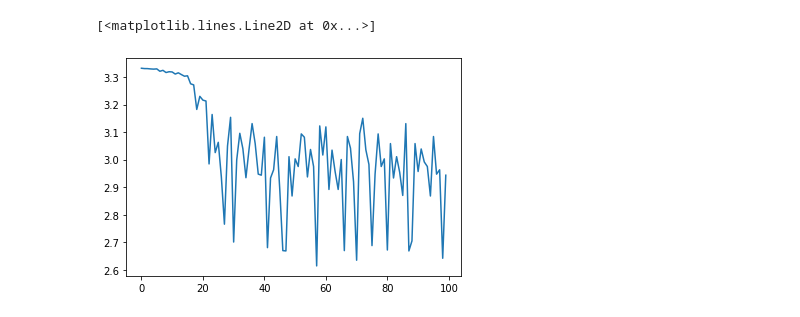
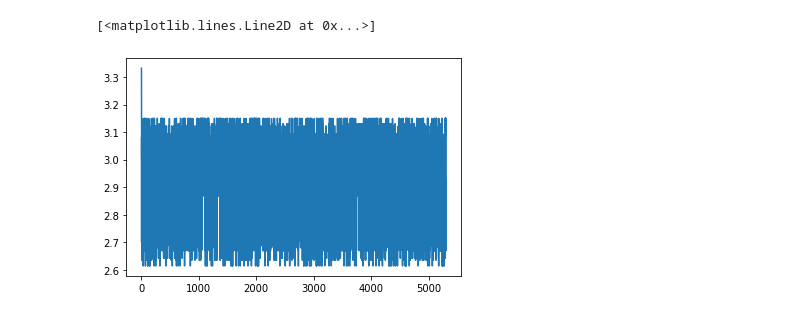
Before and after one commit to williscp/cv_keyboard, a Jupyter notebook: plot_losses.ipynb, the cells around one changed output. Saved outputs shown, nothing was run; the diff lists cells and outputs as text; code cells hidden in the pictures.

```diff
--- a/plot_losses.ipynb
+++ b/plot_losses.ipynb
@@ -4,8 +5,8 @@ import matplotlib.pyplot as plt
 # %%
 linear_loss = np.load('output/linear_non_normalized_loss.npy')
 # %%
-plt.plot(linear_loss[:100])
+plt.plot(linear_loss[::10])
 # %% [output]
 [<matplotlib.lines.Line2D at 0x...>]
-[figure, old version]
+[figure, new version]
 # %%
```
Also changed, not shown: parts of 8 cells of this notebook, 3 other files.
